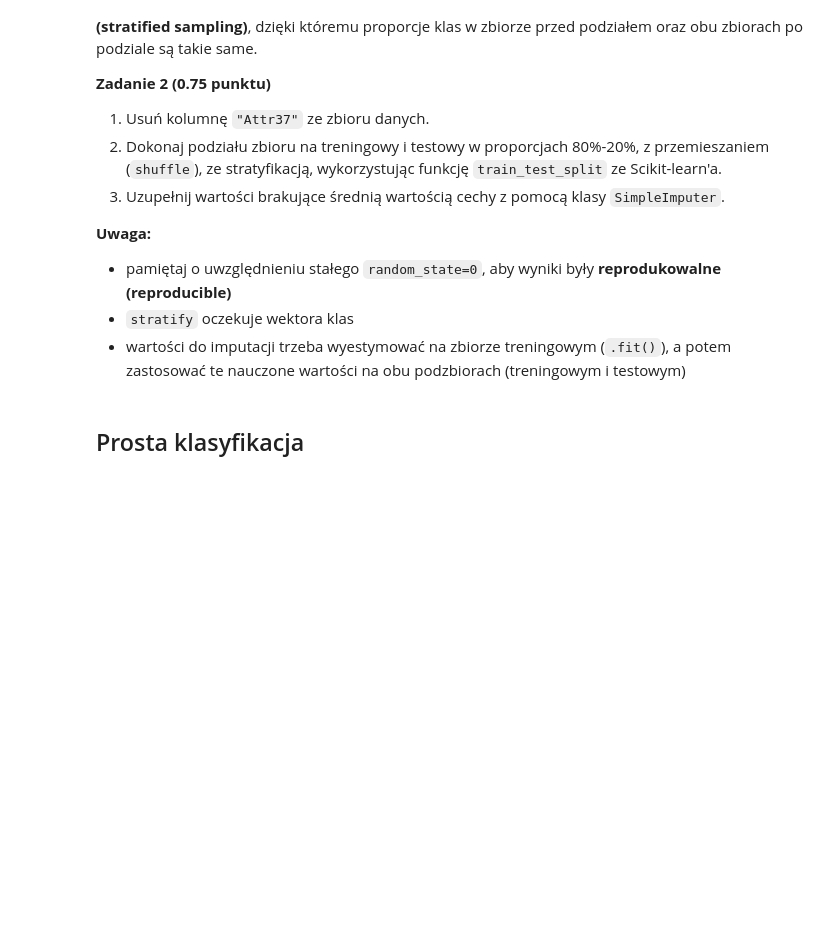
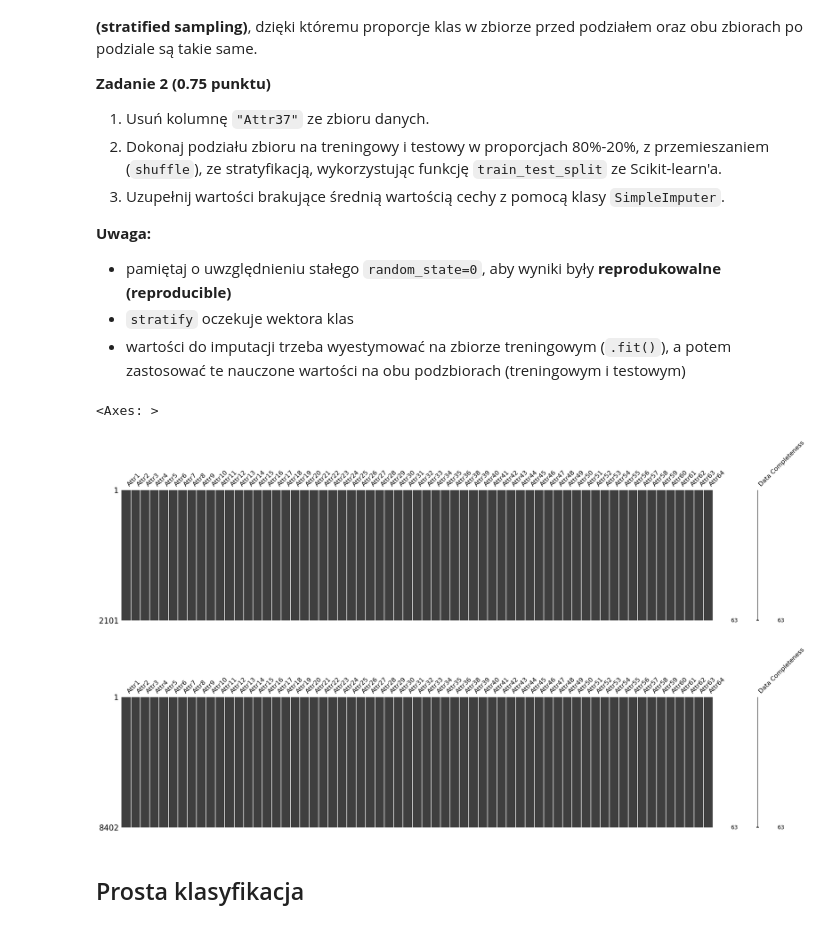
Before and after one commit to Jullija/ArtificalIntelligence, a Jupyter notebook: lab2/lab_2.ipynb, the cells around one changed output. Drawn from its saved outputs; the diff is of its cells as text; code cells hidden in the pictures; blank space fills up the shorter version.

```diff
--- a/lab2/lab_2.ipynb
+++ b/lab2/lab_2.ipynb
@@ -171,3 +165,34 @@ Podział na zbiór treningowy i testowy to pierwszy moment, kiedy niezbalansowan
+# %%
+from sklearn.model_selection import train_test_split
+from sklearn.impute import SimpleImputer
+
+
+X = X.drop(columns=['Attr37'])
+X_train, X_test, y_train, y_test = train_test_split (
+    X, y,
+    test_size=0.2,
+    random_state=2002,
+    shuffle=True,
+    stratify=y
+)
+
+
+imputer = SimpleImputer(strategy='mean')
+imputer.fit(X_test)
+
+X_test = pd.DataFrame(imputer.transform(X_test),
+                      columns=X_test.columns,
+                      index=X_test.index)
+X_train = pd.DataFrame(imputer.transform(X_train),
+                       columns=X_train.columns,
+                       index=X_train.index)
+
+msno.matrix(X_test, labels=True, figsize=(30, 6))
+msno.matrix(X_train, labels=True, figsize=(30, 6))
+# %% [output]
+<Axes: >
+[figure, added]
+[figure, added]
 # %% [markdown]
 ## Prosta klasyfikacja
 # %% [markdown]
```
Also changed, not shown: parts of 26 cells of this notebook, 1 other file.
